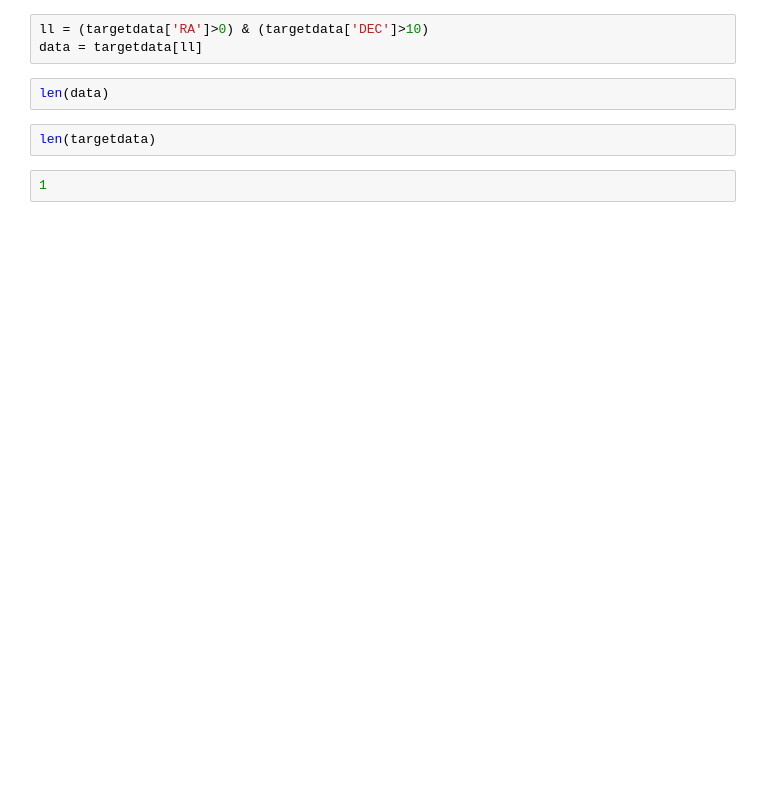
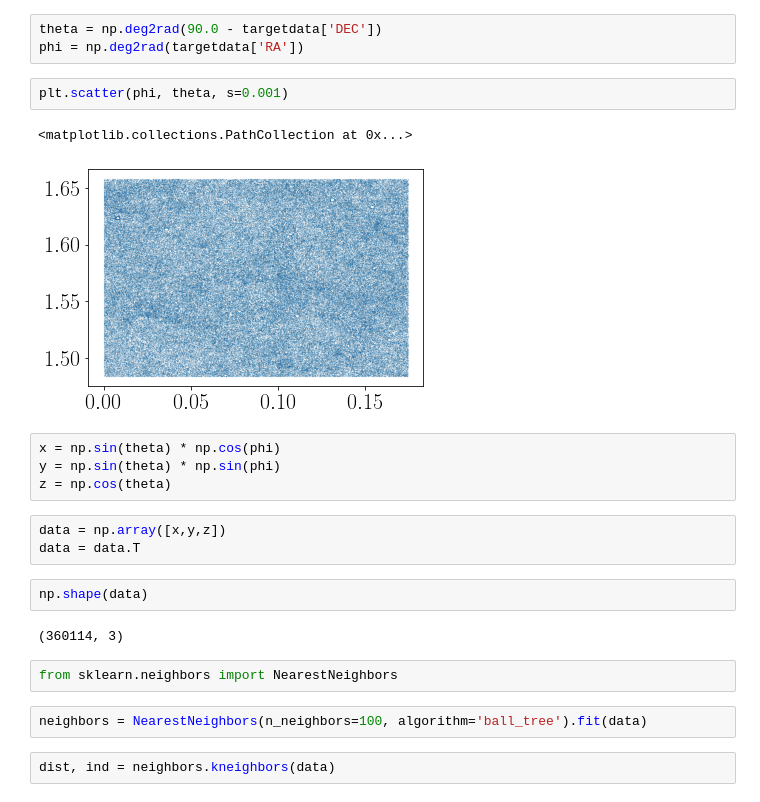
Before and after one commit to forero/SandboxDESI, a Jupyter notebook: fba_paper/neighbors_stats.ipynb, the cells around one changed output. Drawn from its saved outputs; the diff is of its cells as text; blank space fills up the shorter version.

Commit message:
neighbort stats

```diff
--- a/fba_paper/neighbors_stats.ipynb
+++ b/fba_paper/neighbors_stats.ipynb
@@ -18,9 +32,25 @@ plt.scatter(targetdata['RA'][ii], targetdata['DEC'][ii])
-# %%
-ll = (targetdata['RA']>0) & (targetdata['DEC']>10)
-data = targetdata[ll]
-# %%
-len(data)
-# %%
-len(targetdata)
-# %%
-1
+# %%
+theta = np.deg2rad(90.0 - targetdata['DEC'])
+phi = np.deg2rad(targetdata['RA'])
+# %%
+plt.scatter(phi, theta, s=0.001)
+# %% [output]
+<matplotlib.collections.PathCollection at 0x...>
+[figure, added]
+# %%
+x = np.sin(theta) * np.cos(phi)
+y = np.sin(theta) * np.sin(phi)
+z = np.cos(theta)
+# %%
+data = np.array([x,y,z])
+data = data.T
+# %%
+np.shape(data)
+# %% [output]
+(360114, 3)
+# %%
+from sklearn.neighbors import NearestNeighbors
+# %%
+neighbors = NearestNeighbors(n_neighbors=100, algorithm='ball_tree').fit(data)
+# %%
+dist, ind = neighbors.kneighbors(data)
```
Also changed, not shown: parts of 7 cells of this notebook.
